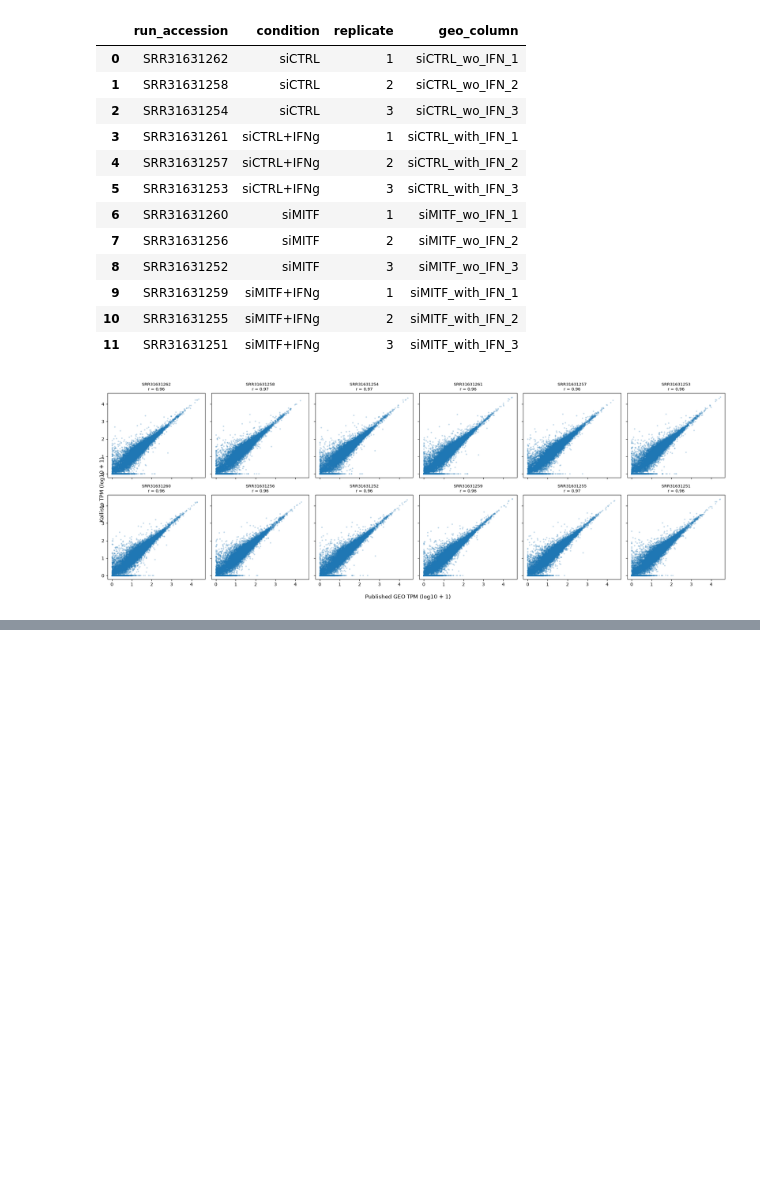
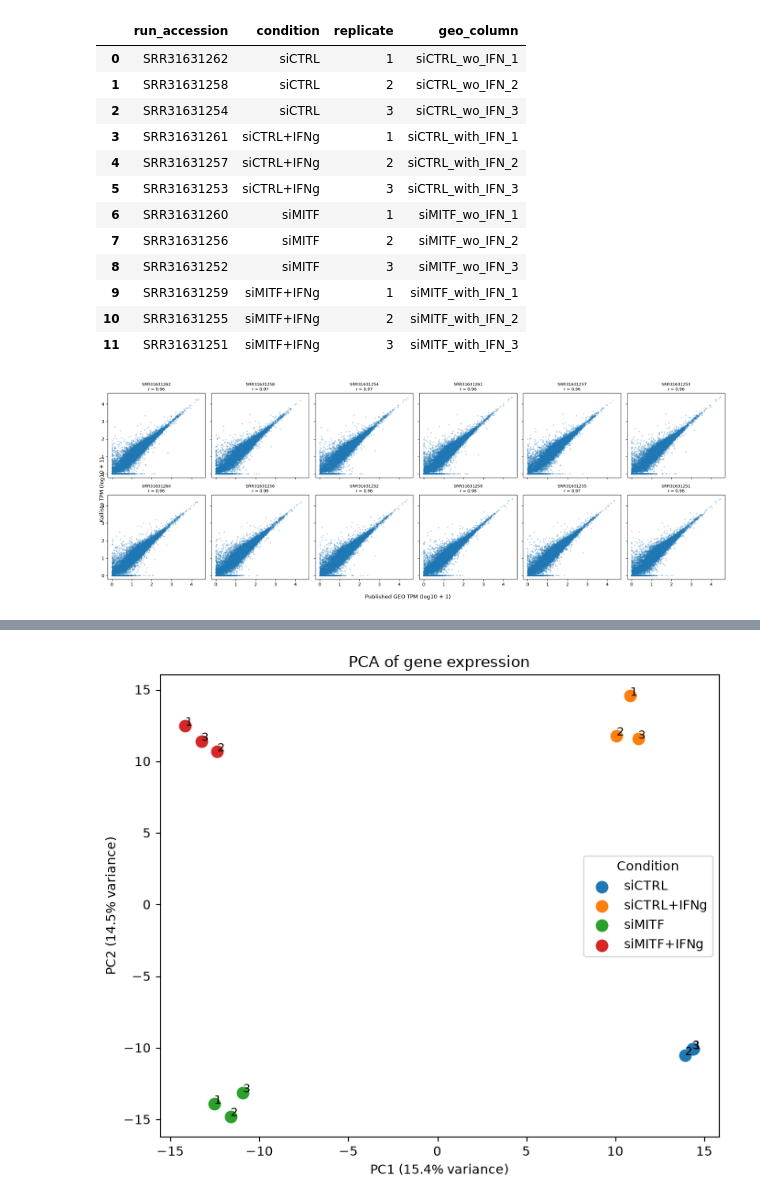
Before and after one commit to SvavaDa/GSE283655_project, a Jupyter notebook: GSE283655-simplified-data.ipynb, the cells around one changed output, grey strips where cells are left out. Cells and saved outputs as stored; diff of their text form; code cells hidden in the pictures; blank space fills up the shorter version.

Commit message:
Add PCA analysis of gene expression

```diff
--- a/GSE283655-simplified-data.ipynb
+++ b/GSE283655-simplified-data.ipynb
@@ -876,0 +957,20 @@ plt.show()
+# %%
+pca_df = pd.DataFrame(
+    pca_scores,
+    columns=["PC1", "PC2"],
+    index=pca_input.index
+)
+
+pca_df = pca_df.reset_index().rename(
+    columns={"index": "run_accession"}
+)
+
+pca_df = pca_df.merge(
+    samples[
+        ["run_accession", "condition", "replicate"]
+    ],
+    on="run_accession",
+    how="left"
+)
+
+pca_df
@@ -876,0 +991,40 @@ plt.show()
+# %%
+plt.figure(figsize=(7, 6))
+
+for condition in pca_df["condition"].unique():
+    subset = pca_df[pca_df["condition"] == condition]
+
+    plt.scatter(
+        subset["PC1"],
+        subset["PC2"],
+        s=80,
+        label=condition
+    )
+
+    for _, row in subset.iterrows():
+        plt.text(
+            row["PC1"],
+            row["PC2"],
+            str(row["replicate"]),
+            fontsize=9
+        )
+
+pc1_var = pca.explained_variance_ratio_[0] * 100
+pc2_var = pca.explained_variance_ratio_[1] * 100
+
+plt.xlabel(f"PC1 ({pc1_var:.1f}% variance)")
+plt.ylabel(f"PC2 ({pc2_var:.1f}% variance)")
+plt.title("PCA of gene expression")
+plt.legend(title="Condition")
+
+plt.tight_layout()
+
+plt.savefig(
+    "results/PCA_gene_expression.png",
+    dpi=300,
+    bbox_inches="tight"
+)
+
+plt.show()
+# %% [output]
+[figure, added]
```
Also changed, not shown: parts of 7 cells of this notebook.
